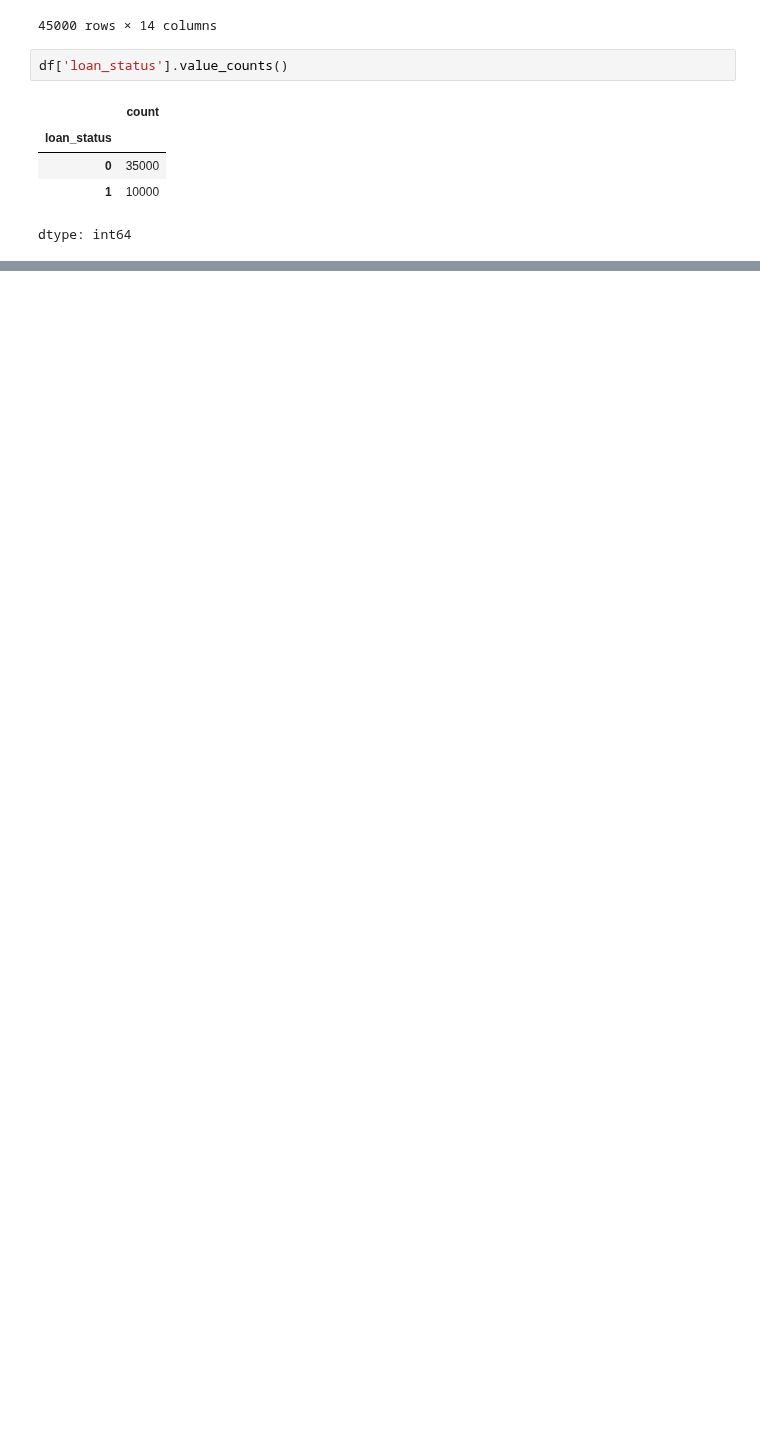
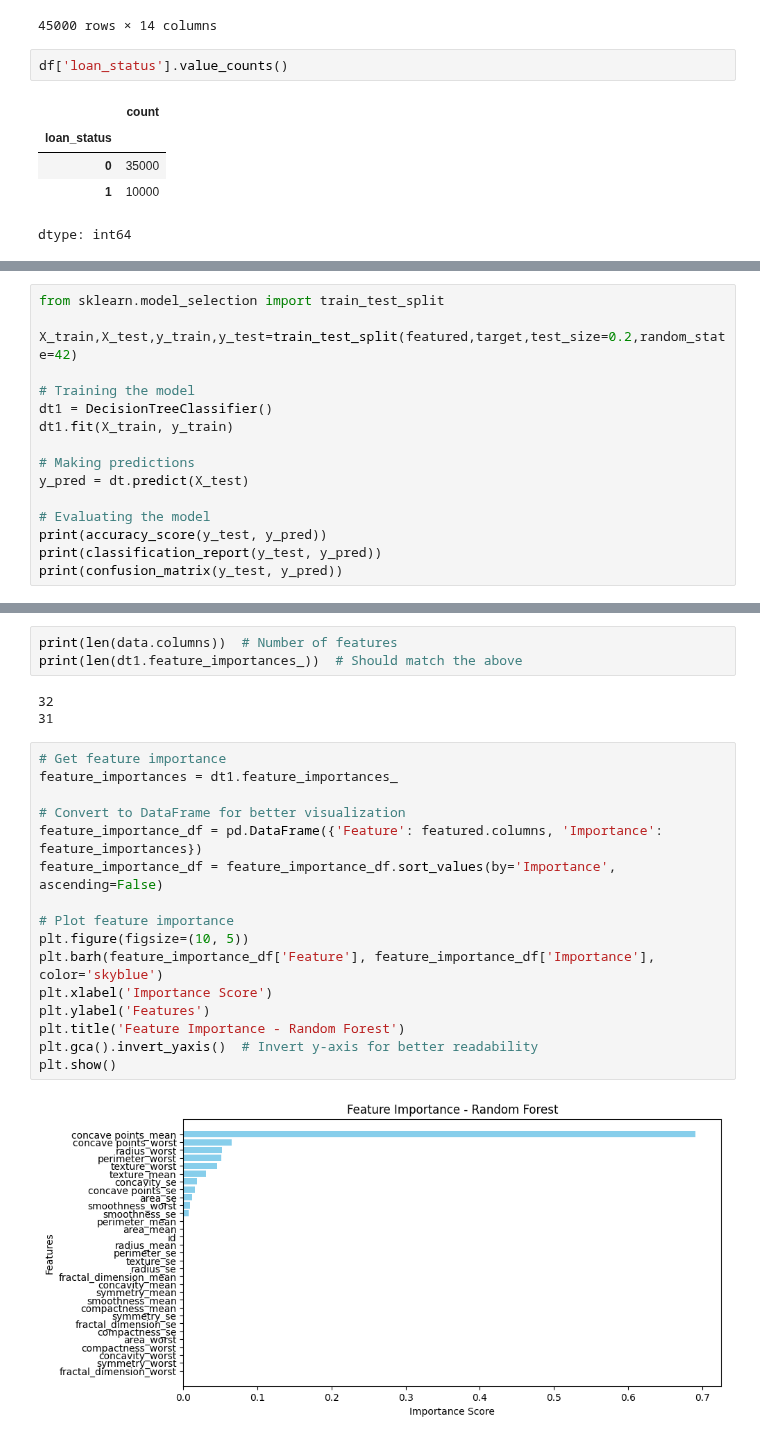
Before and after one commit to gowtham-dd/Data-Science-Basics, a Jupyter notebook: DecisionTree.ipynb, the cells around one changed output, grey strips where cells are left out. Cells and saved outputs as stored; diff of their text form; blank space fills up the shorter version.

```diff
--- a/DecisionTree.ipynb
+++ b/DecisionTree.ipynb
@@ -175,0 +275,16 @@ weighted avg       0.90      0.90      0.90      9000
+# %%
+from sklearn.model_selection import train_test_split
+
+X_train,X_test,y_train,y_test=train_test_split(featured,target,test_size=0.2,random_state=42)
+
+# Training the model
+dt1 = DecisionTreeClassifier()
+dt1.fit(X_train, y_train)
+
+# Making predictions
+y_pred = dt.predict(X_test)
+
+# Evaluating the model
+print(accuracy_score(y_test, y_pred))
+print(classification_report(y_test, y_pred))
+print(confusion_matrix(y_test, y_pred))
@@ -175,0 +332,24 @@ weighted avg       0.90      0.90      0.90      9000
+# %%
+print(len(data.columns))  # Number of features
+print(len(dt1.feature_importances_))  # Should match the above
+# %% [output]
+32
+31
+# %%
+# Get feature importance
+feature_importances = dt1.feature_importances_
+
+# Convert to DataFrame for better visualization
+feature_importance_df = pd.DataFrame({'Feature': featured.columns, 'Importance': feature_importances})
+feature_importance_df = feature_importance_df.sort_values(by='Importance', ascending=False)
+
+# Plot feature importance
+plt.figure(figsize=(10, 5))
+plt.barh(feature_importance_df['Feature'], feature_importance_df['Importance'], color='skyblue')
+plt.xlabel('Importance Score')
+plt.ylabel('Features')
+plt.title('Feature Importance - Random Forest')
+plt.gca().invert_yaxis()  # Invert y-axis for better readability
+plt.show()
+# %% [output]
+[figure, added]
```
Also changed, not shown: parts of 14 cells of this notebook.
